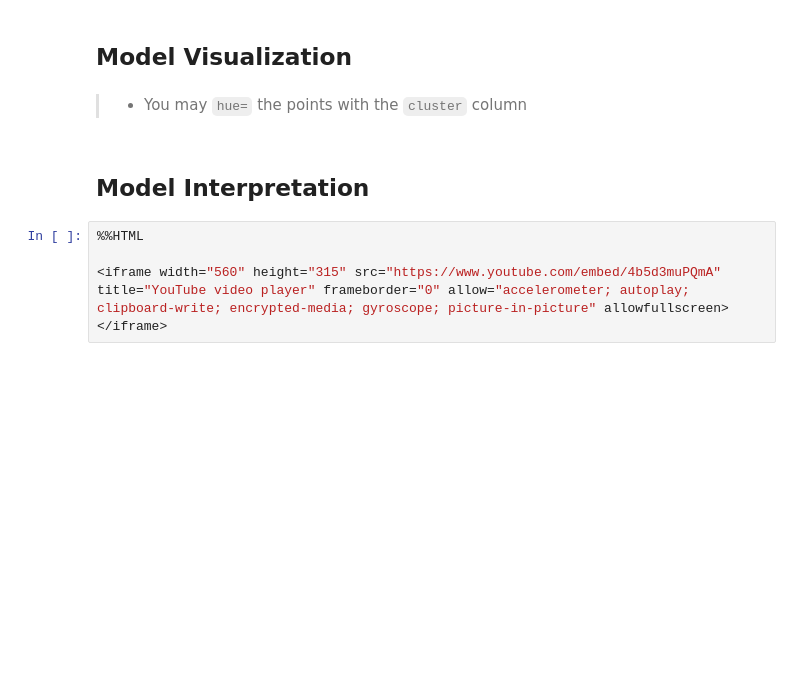
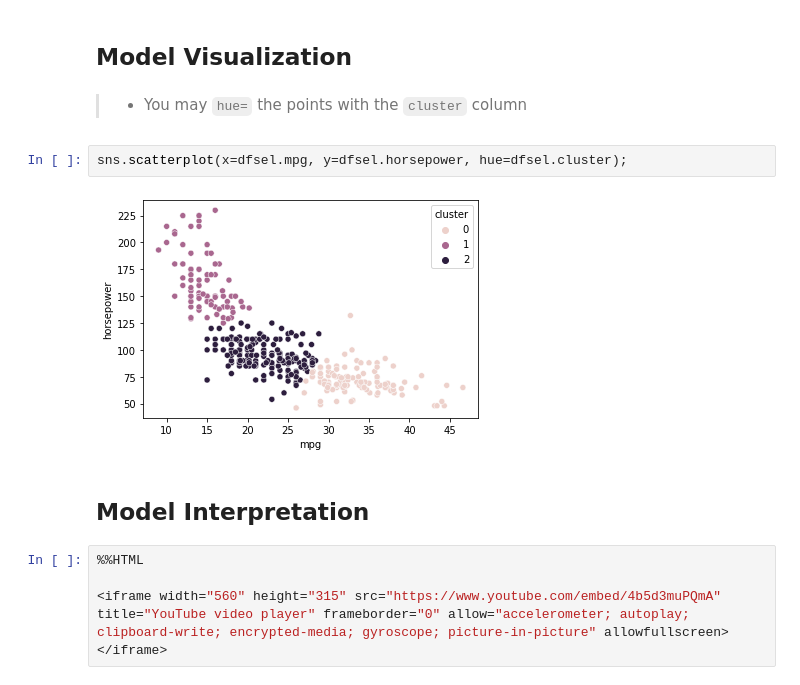
Before and after one commit to frands97/machine-learning-program, a Jupyter notebook: II Machine Learning & Deep Learning/#09. Cluster Analysis con k-Means/09practice.ipynb, the cells around one changed output. Drawn from its saved outputs; the diff is of its cells as text; blank space fills up the shorter version.

```diff
--- a/II Machine Learning & Deep Learning/#09. Cluster Analysis con k-Means/09practice.ipynb
+++ b/II Machine Learning & Deep Learning/#09. Cluster Analysis con k-Means/09practice.ipynb
@@ -252,6 +231,10 @@ dfsel
 ## Model Visualization
 # %% [markdown]
 > - You may `hue=` the points with the `cluster` column
+# %%
+sns.scatterplot(x=dfsel.mpg, y=dfsel.horsepower, hue=dfsel.cluster);
+# %% [output]
+[figure, added]
 # %% [markdown]
 ## Model Interpretation
 # %%
```
Also changed, not shown: parts of 11 cells of this notebook, 3 other files.
